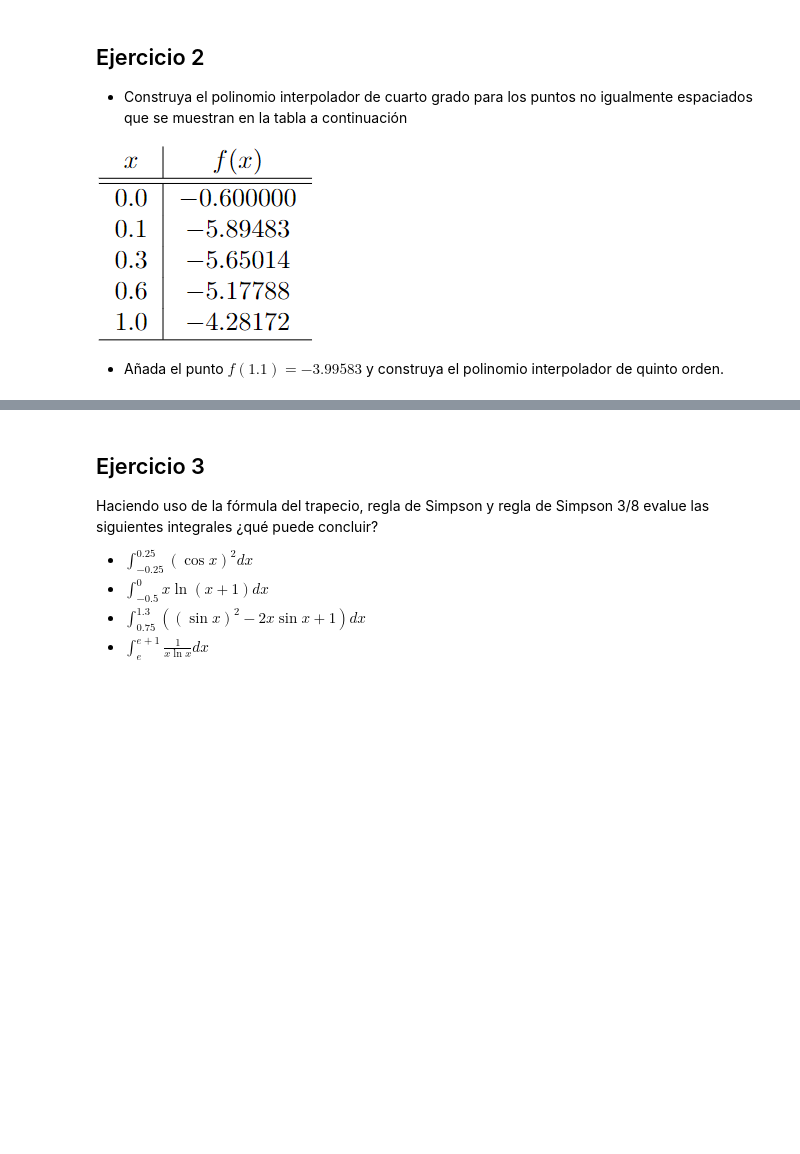
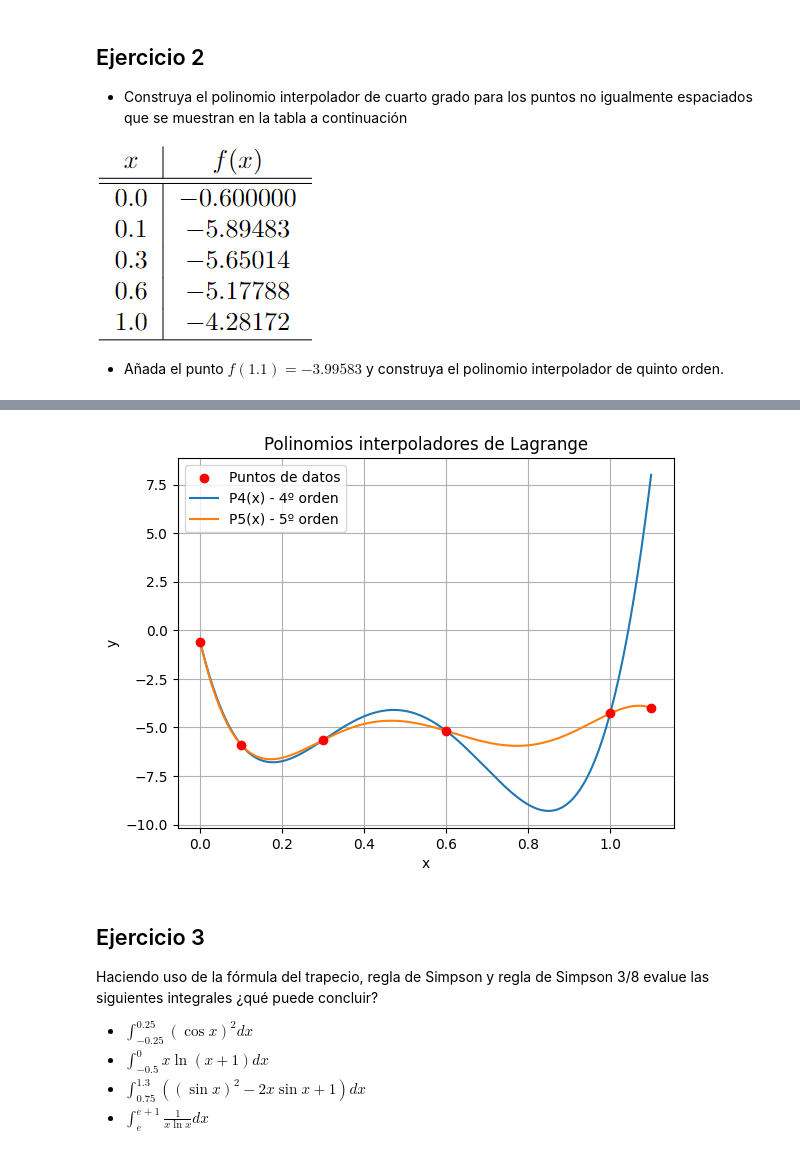
Before and after one commit to K3nnyZY/computer-solutions, a Jupyter notebook: Laboratorios/Lab4,kenny_Zhu,Samir_Mercado.ipynb, the cells around one changed output, grey strips where cells are left out. Drawn from its saved outputs; the diff is of its cells as text; code cells hidden in the pictures; blank space fills up the shorter version.

```diff
--- a/Laboratorios/Lab4,kenny_Zhu,Samir_Mercado.ipynb
+++ b/Laboratorios/Lab4,kenny_Zhu,Samir_Mercado.ipynb
@@ -174,4 +215,30 @@ Construyamos el polinomio interpolador de quinto orden:
 $\displaystyle P5(x) = - 272.713113275613 x^{5} + 845.489242424242 x^{4} - 946.193669733045 x^{3} + 460.044890909091 x^{2} - 90.3090703246753 x - 0.6$
+# %%
+# Convertir los polinomios a funciones numéricas
+P4_func = sp.lambdify("x", P4, 'numpy')
+P5_func = sp.lambdify("x", P5, 'numpy')
+
+# Valores de x para graficar los polinomios interpoladores
+x_plot = np.linspace(0, 1.1, 500)
+
+# Graficar los puntos de datos
+plt.scatter(x_values, y_values, label='Puntos de datos', color='red', zorder=3)
+
+# Graficar el polinomio interpolador de cuarto grado
+plt.plot(x_plot, P4_func(x_plot), label='P4(x) - 4º orden')
+
+# Graficar el polinomio interpolador de quinto grado
+plt.plot(x_plot, P5_func(x_plot), label='P5(x) - 5º orden')
+
+# Ajustes de la gráfica
+plt.xlabel('x')
+plt.ylabel('y')
+plt.legend()
+plt.title('Polinomios interpoladores de Lagrange')
+plt.grid(True)
+plt.show()
+# %% [output]
+[figure, added]
 # %% [markdown]
 ## Ejercicio 3
 Haciendo uso de la fórmula del trapecio, regla de Simpson y regla de Simpson 3/8 evalue las siguientes integrales ¿qué puede concluir?
```
Also changed, not shown: parts of 6 cells of this notebook.
